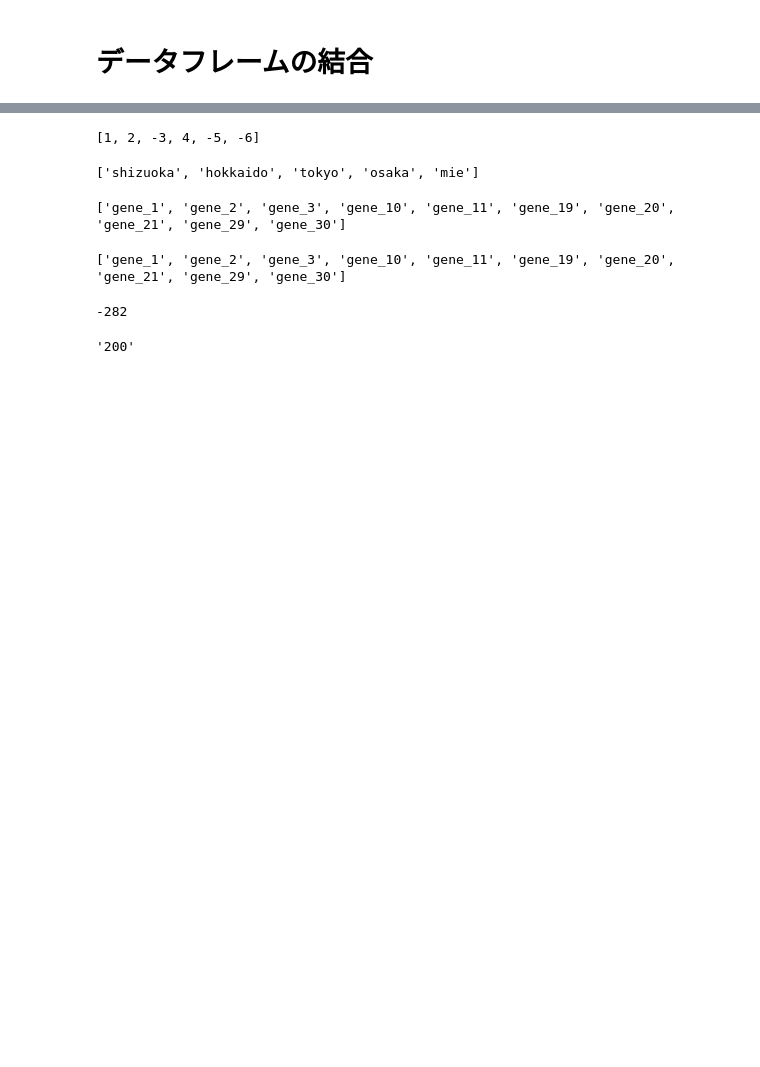
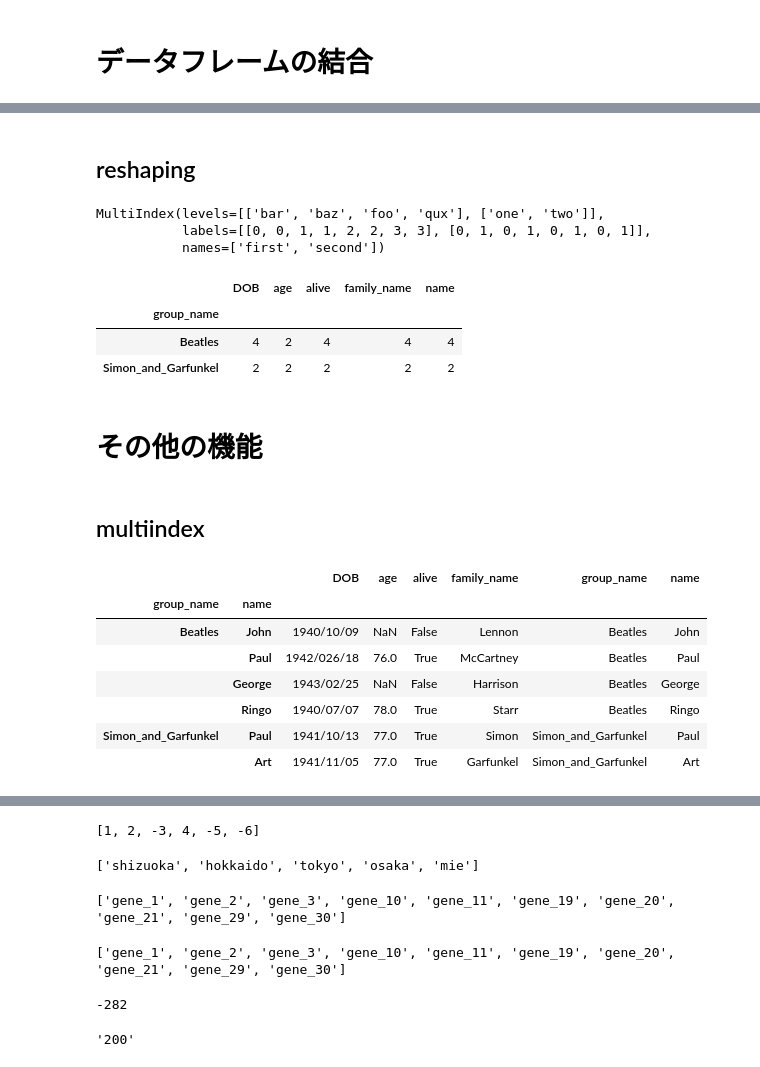
Before and after one commit to genome-sci/python_bioinfo_2018, a Jupyter notebook: 2-1_and_2-2/pandas_introduction.ipynb, the cells around one changed output, grey strips where cells are left out. Saved outputs shown, nothing was run; the diff lists cells and outputs as text; code cells hidden in the pictures; blank space fills up the shorter version.

```diff
--- a/2-1_and_2-2/pandas_introduction.ipynb
+++ b/2-1_and_2-2/pandas_introduction.ipynb
@@ -1788,7 +1700,0 @@ dtype: int64
-# %%
-df2 = pd.DataFrame({'A' : 1.,
-                    'B' : pd.Timestamp('20130102'),
-                    'C' : pd.Series(1,index=list(range(4)),dtype='float32'),
-                    'D' : np.array([3] * 4,dtype='int32'),
-                    'E' : pd.Categorical(["test","train","test","train"]),
-                    'F' : 'foo' })
@@ -1986,0 +1887,2 @@ array([[101, 102, 103],
+# %% [markdown]
+## reshaping
@@ -1986,0 +1896,30 @@ array([[101, 102, 103],
+# %%
+index
+# %% [output]
+MultiIndex(levels=[['bar', 'baz', 'foo', 'qux'], ['one', 'two']],
+           labels=[[0, 0, 1, 1, 2, 2, 3, 3], [0, 1, 0, 1, 0, 1, 0, 1]],
+           names=['first', 'second'])
+# %%
+df2.groupby("group_name").count()
+# %% [output]
+|  | DOB | age | alive | family_name | name |
+| group_name |  |  |  |  |  |
+| Beatles | 4 | 2 | 4 | 4 | 4 |
+| Simon_and_Garfunkel | 2 | 2 | 2 | 2 | 2 |
+# %% [markdown]
+# その他の機能
+# %% [markdown]
+## multiindex
+# %%
+df2_multiindex = df2.set_index([df2.group_name, df2.name])
+# %%
+df2_multiindex
+# %% [output]
+|  |  | DOB | age | alive | family_name | group_name | name |
+| group_name | name |  |  |  |  |  |  |
+| Beatles | John | 1940/10/09 | NaN | False | Lennon | Beatles | John |
+|  | Paul | 1942/026/18 | 76.0 | True | McCartney | Beatles | Paul |
+|  | George | 1943/02/25 | NaN | False | Harrison | Beatles | George |
+|  | Ringo | 1940/07/07 | 78.0 | True | Starr | Beatles | Ringo |
+| Simon_and_Garfunkel | Paul | 1941/10/13 | 77.0 | True | Simon | Simon_and_Garfunkel | Paul |
+|  | Art | 1941/11/05 | 77.0 | True | Garfunkel | Simon_and_Garfunkel | Art |
```
Also changed, not shown: parts of 129 cells of this notebook, 2 other files.
